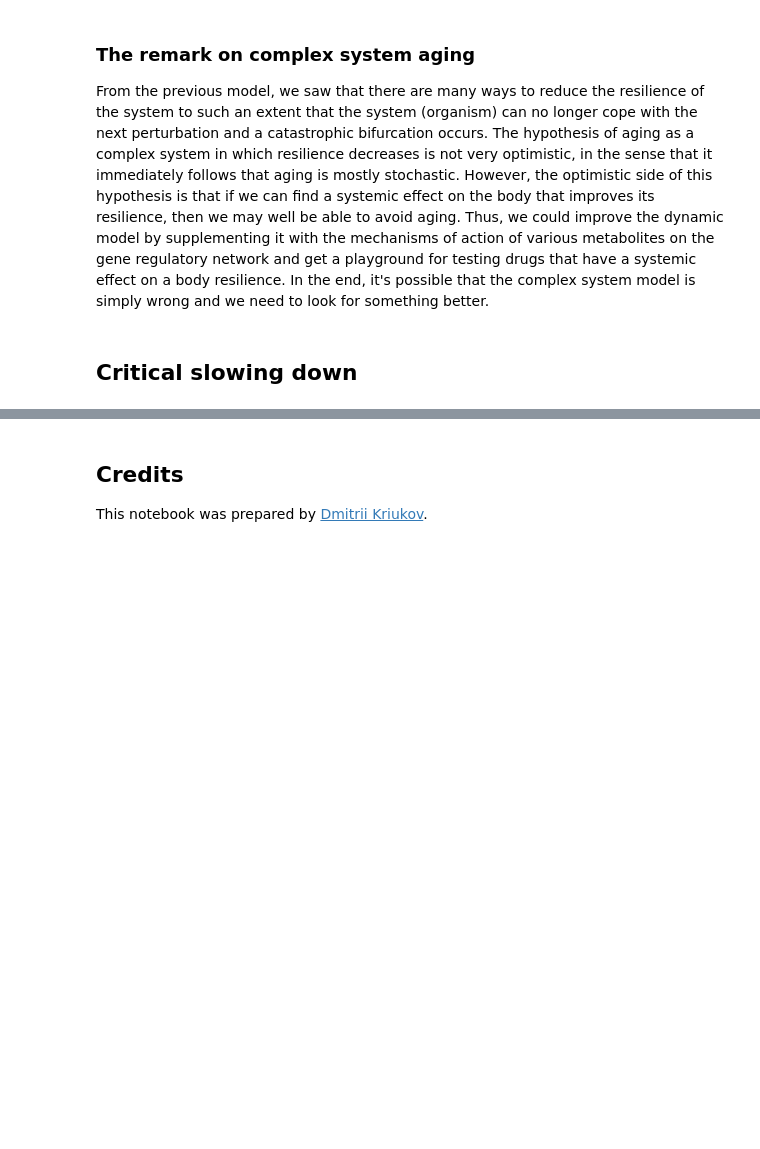
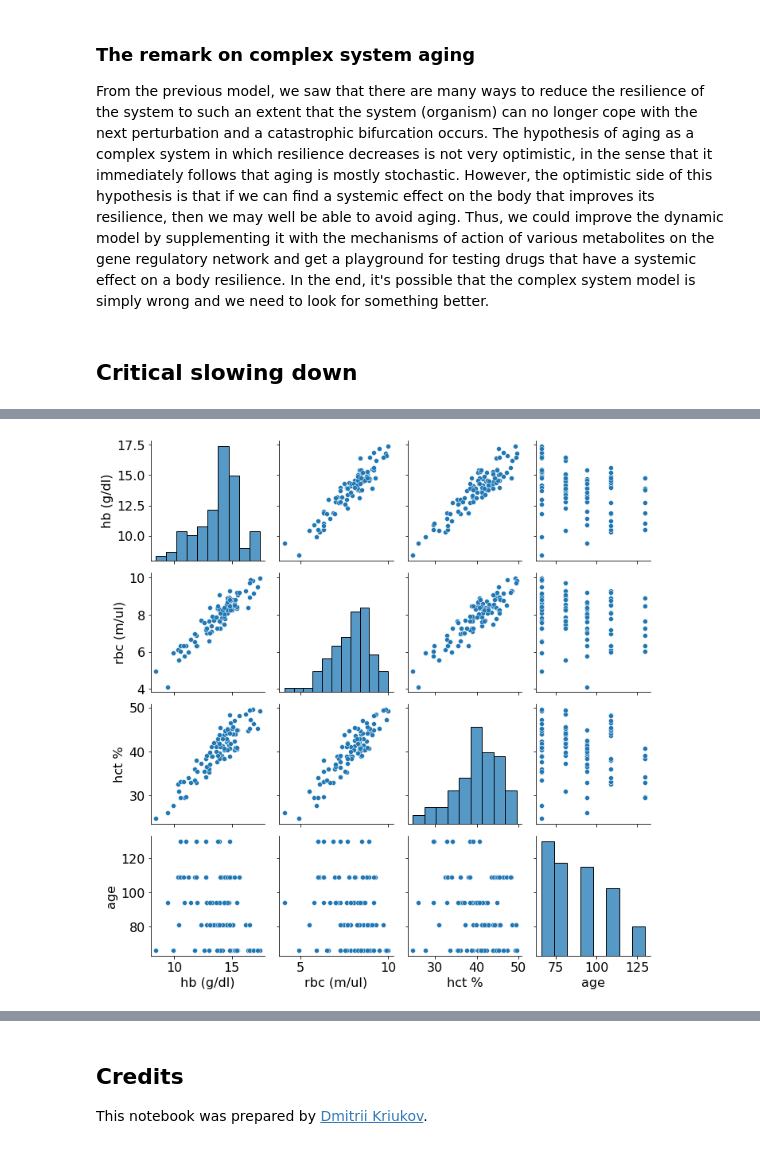
Before and after one commit to ComputationalAgingLab/computational_aging_course, a Jupyter notebook: _sources/dyn/system_resilience.ipynb, the cells around one changed output, grey strips where cells are left out. Drawn from its saved outputs; the diff is of its cells as text; code cells hidden in the pictures; blank space fills up the shorter version.

```diff
--- a/_sources/dyn/system_resilience.ipynb
+++ b/_sources/dyn/system_resilience.ipynb
@@ -1191,0 +1281,6 @@ From the previous model, we saw that there are many ways to reduce the resilienc
+# %%
+#load the data
+import pandas as pd
+df = pd.read_csv('data/validation_data.csv')
+df = df[df['label'] == 'MA0072_M'] #filter only one male cohort
+df.columns
@@ -1191,0 +1300,9 @@ From the previous model, we saw that there are many ways to reduce the resilienc
+# %%
+# name of field (units):
+# hb (g/dl) - hemoglobin
+# rbc (m/ul) - red blood cell counts
+# hct (%) - hematocrit
+# age (weeks) - mouse age
+# uid - mouse unique identifier
+features = ['hb (g/dl)', 'rbc (m/ul)', 'hct %']
+df[['uid', 'sex', 'age', *features]].sample(5)
@@ -1191,0 +1316,6 @@ From the previous model, we saw that there are many ways to reduce the resilienc
+# %%
+# plot their distributions and correlations with age and each other
+import seaborn as sns
+sns.pairplot(df[features + ['age']]);
+# %% [output]
+[figure, added]
```
Also changed, not shown: parts of 36 cells of this notebook, 14 other files.
